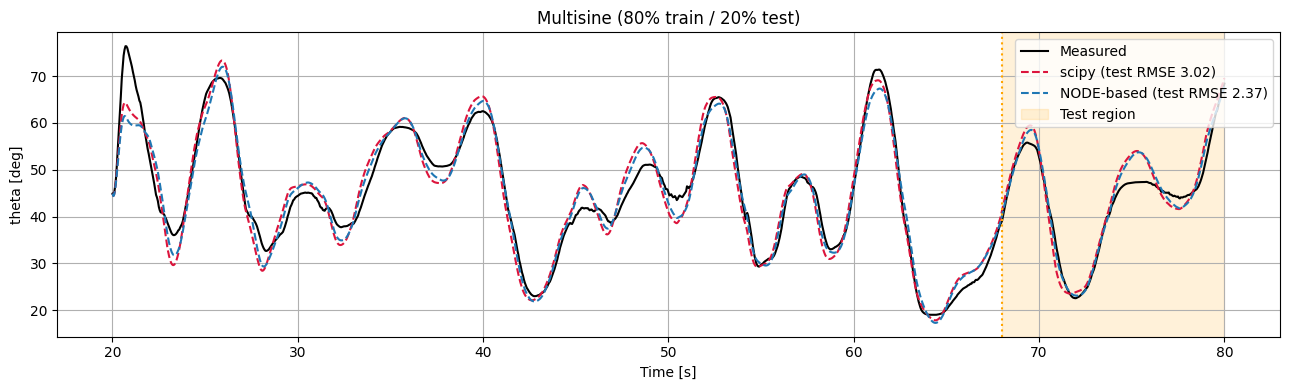
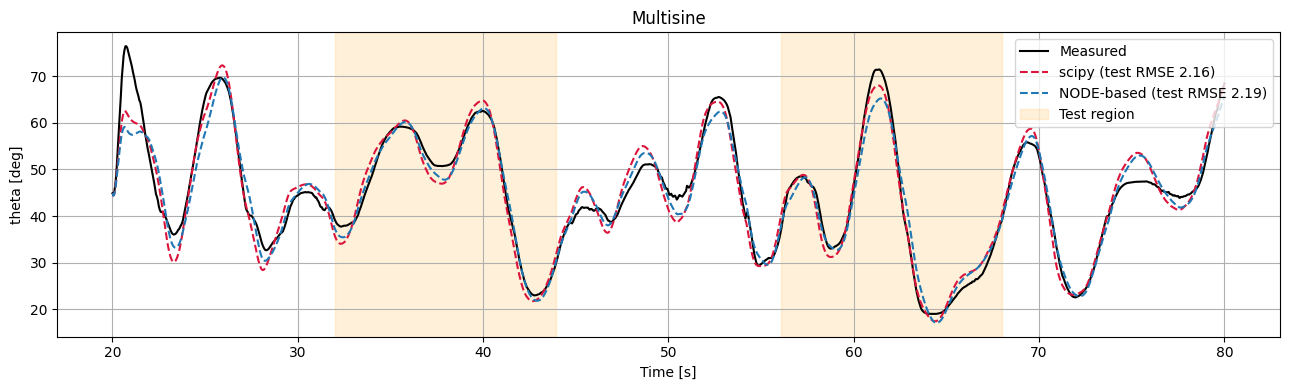
Unified diff of the notebook cell whose output changed from the first chart to the second:
--- before
+++ after
@@ -1,30 +1,26 @@
-def free_run_deg(seg, p):
-    pred = rk4_rollout(np.array([seg['th'][0]]), np.array([seg['thd'][0]]),
-                       seg['u'][None, :], p)[0]
-    return pred / d2r   # full-length prediction, in degrees
+def free_run_deg(d, p):
+    pred = rk4_rollout(np.array([d['th'][0]]), np.array([d['thd'][0]]), d['u'][None, :], p)[0]
+    return pred / d2r
 
-def plot_full(name, k_split, title):
-    seg = data[name]; t = seg['t']; meas = seg['theta_deg']
-    ps = free_run_deg(seg, p_scipy)
-    pt = free_run_deg(seg, p_torch)
-    test = slice(k_split if k_split is not None else 0, len(meas))
-    t_split = t[k_split] if k_split is not None else t[0]
-    rmse_s = np.sqrt(np.mean((ps[test] - meas[test]) ** 2))
-    rmse_t = np.sqrt(np.mean((pt[test] - meas[test]) ** 2))
+def plot_full(name, title):
+    d = data[name]; t = d['t']; meas = d['theta_deg']; m = test_mask[name]
+    ps = free_run_deg(d, p_scipy); pt = free_run_deg(d, p_torch)
+    rmse_s = np.sqrt(np.mean((ps[m] - meas[m]) ** 2))
+    rmse_t = np.sqrt(np.mean((pt[m] - meas[m]) ** 2))
     plt.figure(figsize=(13, 4))
     plt.plot(t, meas, 'k', label='Measured')
     plt.plot(t, ps, '--', color='crimson', label=f'scipy (test RMSE {rmse_s:.2f})')
     plt.plot(t, pt, '--', color='tab:blue', label=f'NODE-based (test RMSE {rmse_t:.2f})')
-    plt.axvspan(t_split, t[-1], color='orange', alpha=0.15, label='Test region')
-    plt.axvline(t_split, color='orange', ls=':')
+    _, te = train_test_blocks(len(meas))
+    for j, (a, b) in enumerate(te):
+        plt.axvspan(t[a], t[b-1], color='orange', alpha=0.15,
+                    label='Test region' if j == 0 else None)
     plt.xlabel('Time [s]'); plt.ylabel('theta [deg]'); plt.title(title)
     plt.legend(loc='upper right'); plt.grid(True); plt.tight_layout(); plt.show()
     return rmse_s, rmse_t
 
-k_mult = int(len(data['multiseno']['th']) * TRAIN_FRAC)
-k_step = int(len(data['degraus']['th']) * TRAIN_FRAC)
-rm = plot_full('multiseno',  k_mult, 'Multisine (80% train / 20% test)')
-rs_ = plot_full('degraus',   k_step, 'Steps (80% train / 20% test)')
-rw = plot_full('swept_sine', None,   'Swept sine (test only)')
+rm = plot_full('multiseno',  'Multisine')
+rs_ = plot_full('degraus',   'Steps')
+rw = plot_full('swept_sine', 'Swept sine')
 
 print('\nFree-run test RMSE [deg]      scipy / NODE-based')

Commit: refactor: interleaved 60/40 train/test split across drone models